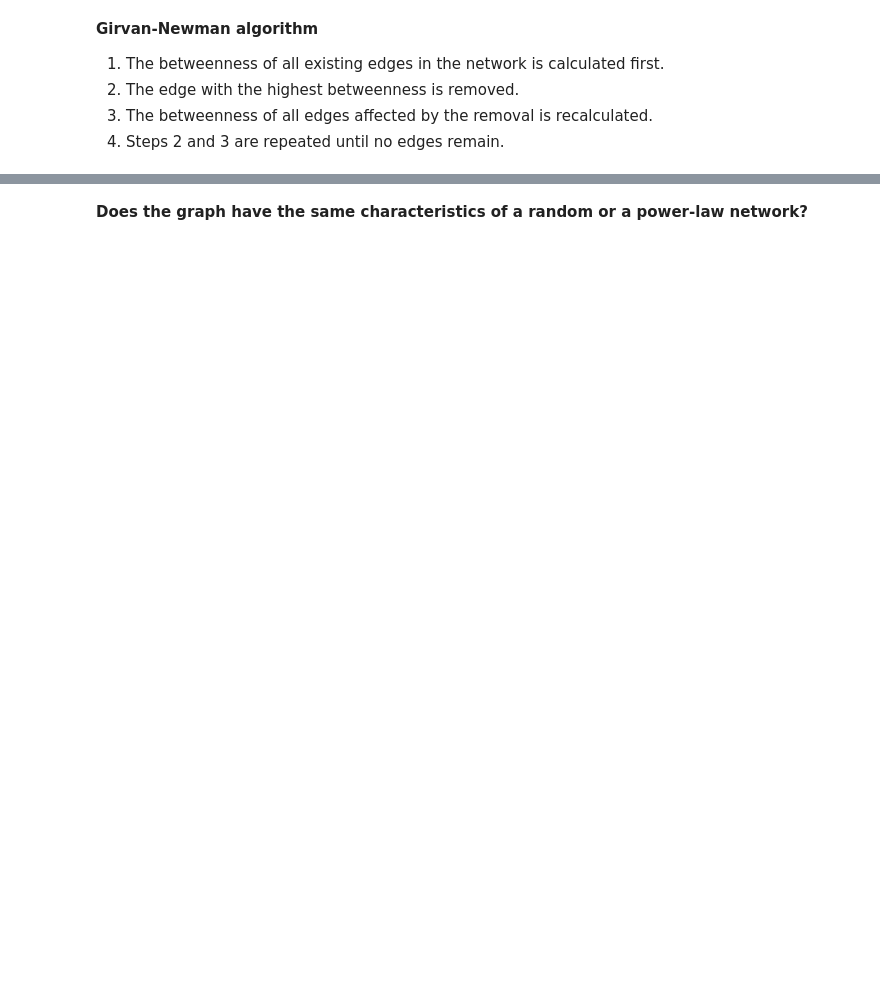
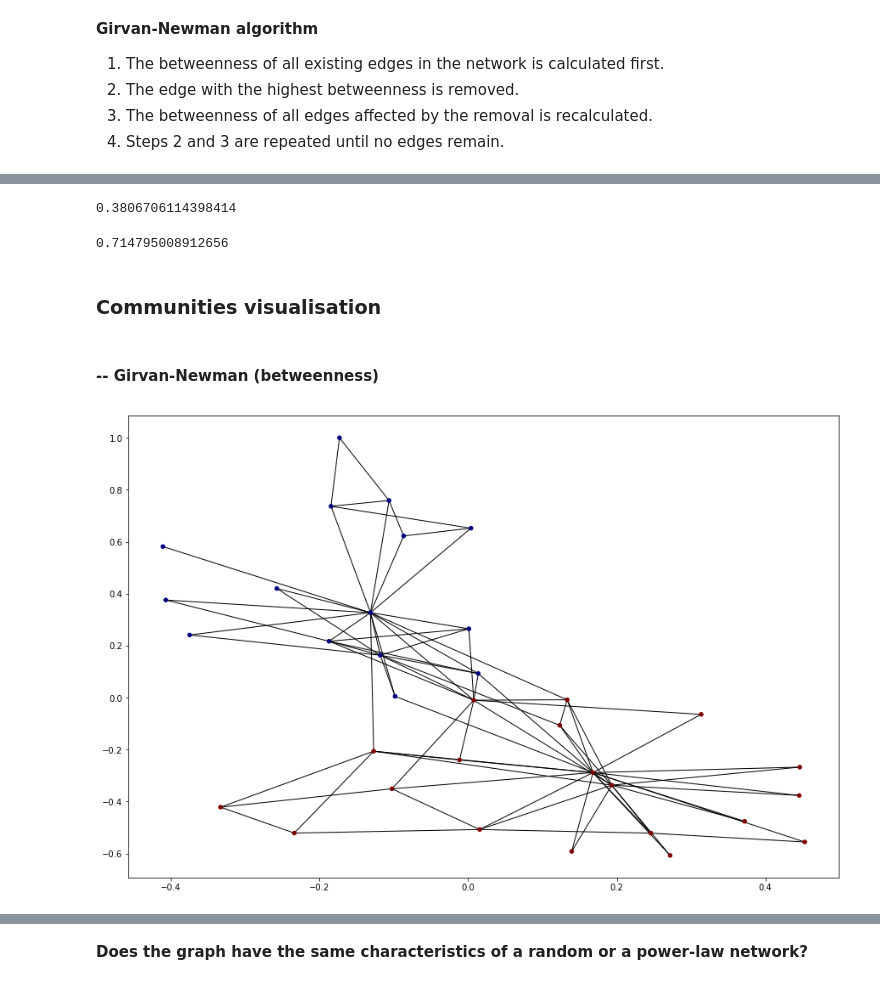
Before and after one commit to cantarinigiorgio/GraphAnalitycs, a Jupyter notebook: lab2/Second assignment.ipynb, the cells around one changed output, grey strips where cells are left out. Drawn from its saved outputs; the diff is of its cells as text; code cells hidden in the pictures; blank space fills up the shorter version.

```diff
--- a/lab2/Second assignment.ipynb
+++ b/lab2/Second assignment.ipynb
@@ -416,0 +218,3 @@ display_communities(G0,next_compG0)
+# %%
+communitiesGen_GW = community.girvan_newman(G)
+top_GW = next(communitiesGen_GW)
@@ -416,0 +261,10 @@ display_communities(G0,next_compG0)
+# %%
+metric_evaluation(G, communities_greedMod, community.quality.modularity)
+# %% [output]
+0.3806706114398414
+# %%
+metric_evaluation(G, communities_greedMod, community.quality.performance)
+# %% [output]
+0.714795008912656
+# %% [markdown]
+### Communities visualisation
@@ -416,0 +283,6 @@ display_communities(G0,next_compG0)
+# %% [markdown]
+#### -- Girvan-Newman (betweenness)
+# %%
+display_communities(G, top_GW)
+# %% [output]
+[figure, added]
```
Also changed, not shown: parts of 60 cells of this notebook.
